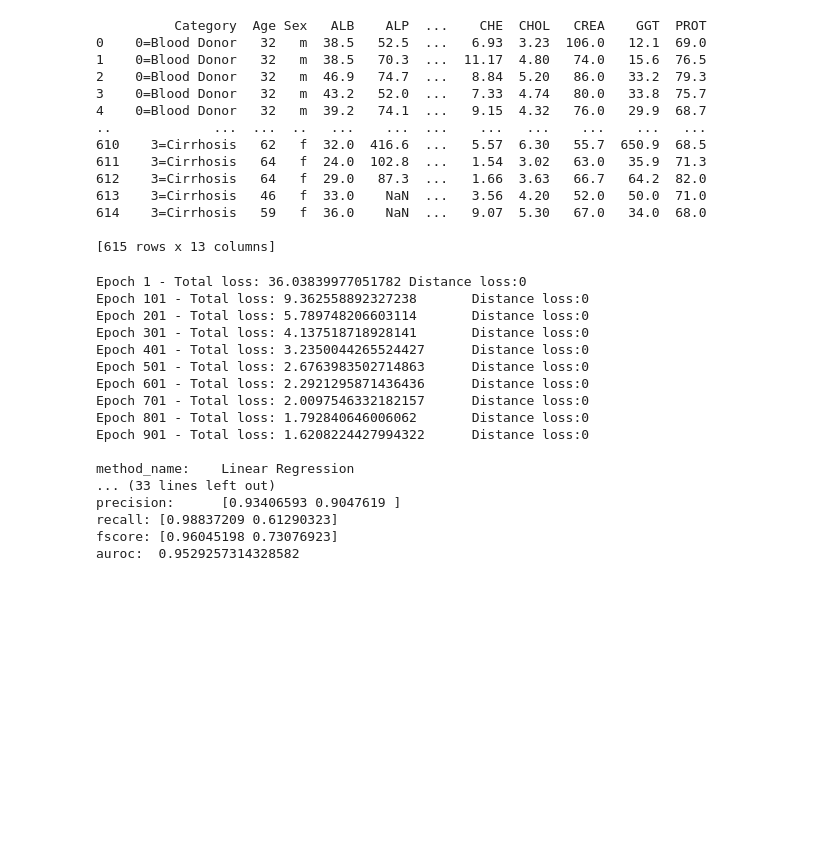
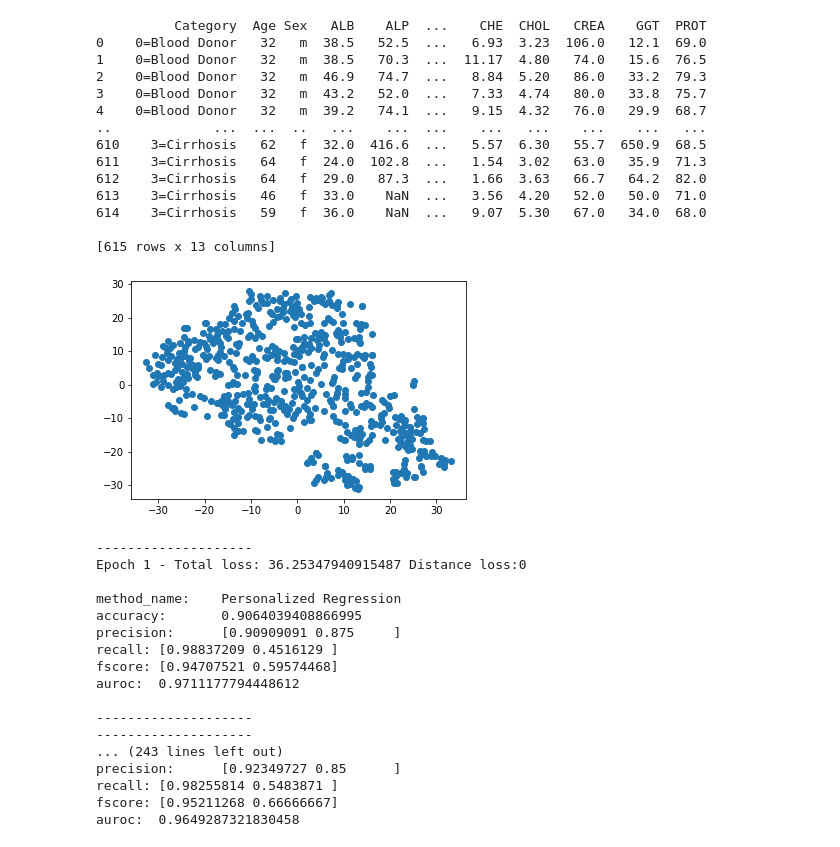
Before and after one commit to ChengyangHuang/Personalized_Regression, a Jupyter notebook: Disease_Analysis.ipynb, the cells around one changed output. Drawn from its saved outputs; the diff is of its cells as text; code cells hidden in the pictures; blank space fills up the shorter version.

```diff
--- a/Disease_Analysis.ipynb
+++ b/Disease_Analysis.ipynb
@@ -98,7 +98,7 @@ def evaluate_method(method, X_test, y_test, method_name, U_test=None):
     return performance_dict
 # %%
 class PRBinaryClassifier():
-    def __init__(self, args, theta_pop, dataset, U_train=None):
+    def __init__(self, args, theta_pop, trainset, validset=None):
         # Training Parameters
         self.cov_norm_ord = args.covariate_norm_ord
         self.cov_xstart = args.covariate_x_start
@@ -120,11 +120,18 @@ class PRBinaryClassifier():
         self.p = self.theta_pop.shape[0]
 
         # Training Data
-        X_train, y_train = dataset
+        X_train, y_train, U_train = trainset
         self.X_train = torch.from_numpy(X_train)
         self.y_train = torch.from_numpy(y_train).to(dtype=torch.double)
-        self.__init_U_train(X_train, U_train)
+        self.__init_U_train(U_train)
         self.n = self.X_train.shape[0]
+
+        # Validation Data
+        if type(validset) != "NoneType":
+            self.eval = True
+            self.X_eval, self.y_eval, self.U_eval = validset
+        else:
+            self.eval = False
 
         # Variable Initialization
         PI = np.random.multivariate_normal(theta_pop, self.sigma_theta*np.eye(self.p), size=self.n)
@@ -167,7 +174,9 @@ class PRBinaryClassifier():
             # Update Z
             alpha_cust = self.alpha / torch.linalg.norm(self.PI-self.theta_pop,
                                                         float('inf'), dim=1, keepdim=True)
-            self.Z -= alpha_cust * Z.grad
+
+            # self.Z -= alpha_cust * Z.grad
+            self.Z -= torch.bmm(Z.grad.unsqueeze(2), alpha_cust.unsqueeze(2)).squeeze()
 
             # Update Q
             self.Q -= self.alpha * Q.grad
@@ -180,18 +189,20 @@ class PRBinaryClassifier():
 
             if self.show_logs and epoch % self.log_steps == 0:
                 message = f"Epoch {epoch+1} - Total loss: {loss}\tDistance loss:{D_loss}"
+                print("-"*20)
                 print(message)
+                if self.eval:
+                    print_metrics(evaluate_method(self, self.X_eval, self.y_eval, "Personalized Regression", self.U_eval))
+                print("-"*20)
 
 
-    def predict(self, X_test, U_test=None):
+    def predict(self, X_test, U_test):
         y_prob = self.predict_proba(X_test, U_test)
         y_pred = y_prob.argmax(axis=1)
         return y_pred
 
 
-    def predict_proba(self, X_test, U_test=None):
-        if type(U_test) == "NoneType":
-            U_test = self.U_trans.fit_transform(X_test)
+    def predict_proba(self, X_test, U_test):
         X = torch.from_numpy(X_test)
         dist_mat_test = self.__create_distance_matrix(self.U_train.numpy(), U_test)
         _, idx_sets = torch.matmul(dist_mat_test, self.phi).topk(self.n_neighbors, dim=1)
@@ -202,7 +213,8 @@ class PRBinaryClassifier():
 
 
     def __predict_proba(self, X, PI):
-        prob = torch.sigmoid((X * PI).sum(dim=1, keepdim=False))
+        prob = torch.bmm(X.unsqueeze(1), PI.unsqueeze(2)).squeeze()
+        prob = torch.sigmoid(prob)
         return prob
 
     def __create_distance_matrix(self, A, B):
@@ -212,10 +224,7 @@ class PRBinaryClassifier():
         dist_mat = torch.from_numpy(np.array(dist_mat)).T
         return dist_mat
 
-    def __init_U_train(self, X_train: np.array, U_train=None):
-        if type(U_train) == "NoneType":
-            self.U_trans = TSNE(n_components=self.k, n_iter=1000)
-            U_train = self.U_trans.fit_transform(X_train[:, self.cov_xstart:self.cov_xend])
+    def __init_U_train(self, U_train: np.array):
         self.U_train = torch.from_numpy(U_train)
         self.U_distance_mat = self.__create_distance_matrix(U_train, U_train)
         # print(f"Distance Matrix Shape: {self.U_distance_mat.shape}")
@@ -265,7 +274,7 @@ class PR_Arguments():
     # Traing Arguments
     learning_rate = 4e-3
     lr_decay = 1-1e-4
-    n_epoch = 1000 #2000
+    n_epoch = 2000 #2000
     log_steps = 100
     show_logs = True
     use_distance_loss = False
@@ -274,6 +283,8 @@ class PR_Arguments():
 def main():
     X, y = load_dataset()
     U = TSNE().fit_transform(X[:, 2:])
+    plt.scatter(U[:, 0], U[:, 1])
+    plt.show()
     X_train, X_test, y_train, y_test, U_train, U_test = train_test_split(X, y, U, test_size=0.33, random_state=42)
 
     ## Preprocessing
@@ -307,49 +318,51 @@ def main():
     ## Personalized Regression
     pr_args = PR_Arguments()
     theta_lor = np.concatenate((np.array(lor.coef_).T, np.array(lor.intercept_).reshape((-1, 1))), axis=0)
     X_train = np.concatenate((X_train, np.ones((X_train.shape[0], 1))), axis=1)
     X_test = np.concatenate((X_test, np.ones((X_test.shape[0], 1))), axis=1)
-    dataset_train = (X_train, y_train)
-    pr = PRBinaryClassifier(pr_args, theta_lor.squeeze(), dataset_train, U_train)
+    trainset = (X_train, y_train, U_train)
+    evalset = (X_test, y_test, U_test)
+    pr = PRBinaryClassifier(pr_args, theta_lor.squeeze(), trainset, evalset)
     pr.train(pr_args.n_epoch)
     dict_pr = evaluate_method(pr, X_test, y_test, "Personalized Regression", U_test)
     dict_list.append(dict_pr)
 
     for x in dict_list:
         print_metrics(x)
 
 
 if __name__ == "__main__":
     main()
 # %% [output]
           Category  Age Sex   ALB    ALP  ...    CHE  CHOL   CREA    GGT  PROT
 0    0=Blood Donor   32   m  38.5   52.5  ...   6.93  3.23  106.0   12.1  69.0
 1    0=Blood Donor   32   m  38.5   70.3  ...  11.17  4.80   74.0   15.6  76.5
 2    0=Blood Donor   32   m  46.9   74.7  ...   8.84  5.20   86.0   33.2  79.3
 3    0=Blood Donor   32   m  43.2   52.0  ...   7.33  4.74   80.0   33.8  75.7
 4    0=Blood Donor   32   m  39.2   74.1  ...   9.15  4.32   76.0   29.9  68.7
 ..             ...  ...  ..   ...    ...  ...    ...   ...    ...    ...   ...
 610    3=Cirrhosis   62   f  32.0  416.6  ...   5.57  6.30   55.7  650.9  68.5
 611    3=Cirrhosis   64   f  24.0  102.8  ...   1.54  3.02   63.0   35.9  71.3
 612    3=Cirrhosis   64   f  29.0   87.3  ...   1.66  3.63   66.7   64.2  82.0
 613    3=Cirrhosis   46   f  33.0    NaN  ...   3.56  4.20   52.0   50.0  71.0
 614    3=Cirrhosis   59   f  36.0    NaN  ...   9.07  5.30   67.0   34.0  68.0
 
 [615 rows x 13 columns]
+[figure, added]
-Epoch 1 - Total loss: 36.03839977051782 Distance loss:0
-Epoch 101 - Total loss: 9.362558892327238       Distance loss:0
-Epoch 201 - Total loss: 5.789748206603114       Distance loss:0
-Epoch 301 - Total loss: 4.137518718928141       Distance loss:0
-Epoch 401 - Total loss: 3.2350044265524427      Distance loss:0
-Epoch 501 - Total loss: 2.6763983502714863      Distance loss:0
-Epoch 601 - Total loss: 2.2921295871436436      Distance loss:0
-Epoch 701 - Total loss: 2.0097546332182157      Distance loss:0
-Epoch 801 - Total loss: 1.792840646006062       Distance loss:0
-Epoch 901 - Total loss: 1.6208224427994322      Distance loss:0
+--------------------
+Epoch 1 - Total loss: 36.25347940915487 Distance loss:0
 
-method_name:    Linear Regression
-... (33 lines left out)
-precision:      [0.93406593 0.9047619 ]
-recall: [0.98837209 0.61290323]
-fscore: [0.96045198 0.73076923]
-auroc:  0.9529257314328582
+method_name:    Personalized Regression
+accuracy:       0.9064039408866995
+precision:      [0.90909091 0.875     ]
+recall: [0.98837209 0.4516129 ]
+fscore: [0.94707521 0.59574468]
+auroc:  0.9711177794448612
+
+--------------------
+--------------------
+... (243 lines left out)
+precision:      [0.92349727 0.85      ]
+recall: [0.98255814 0.5483871 ]
+fscore: [0.95211268 0.66666667]
+auroc:  0.9649287321830458
```
